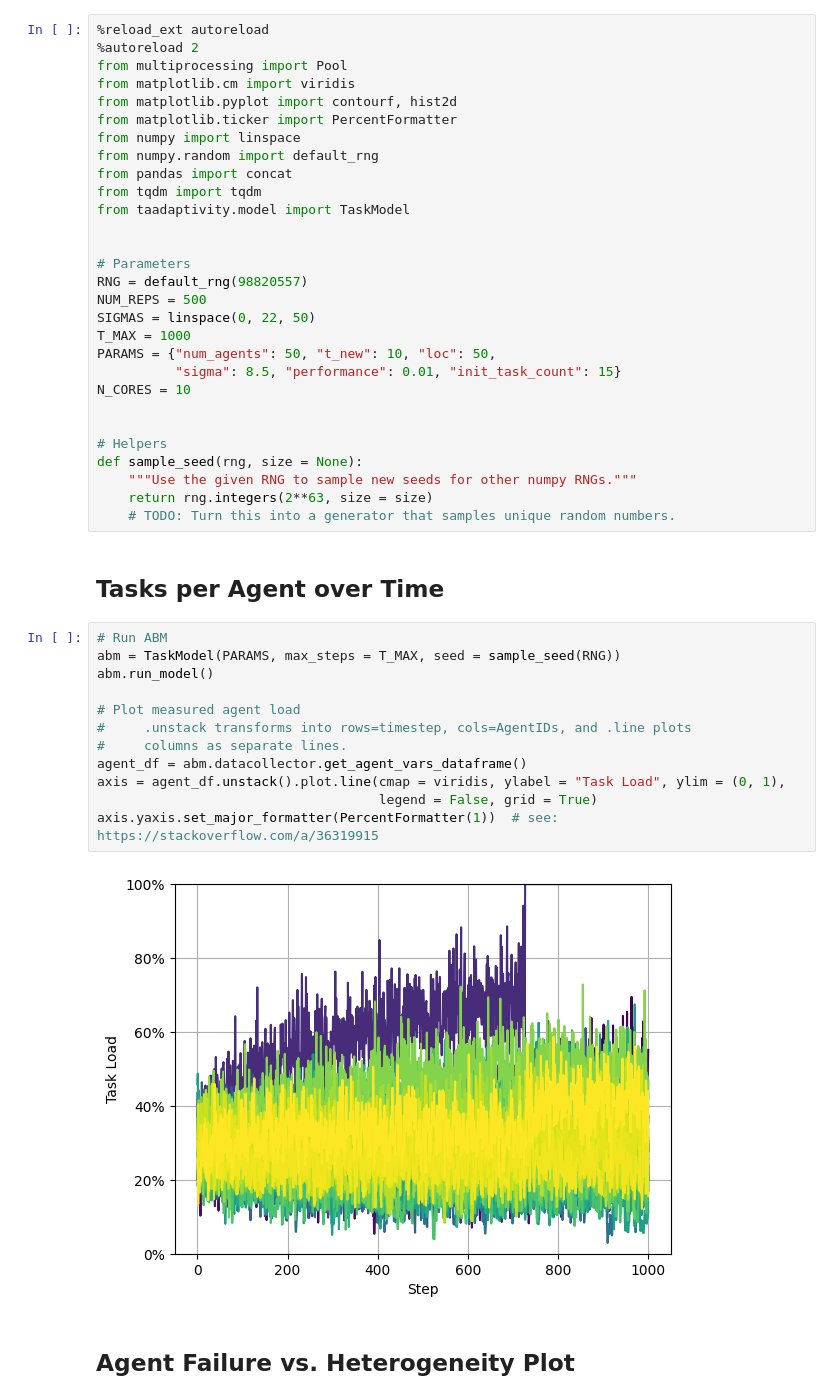
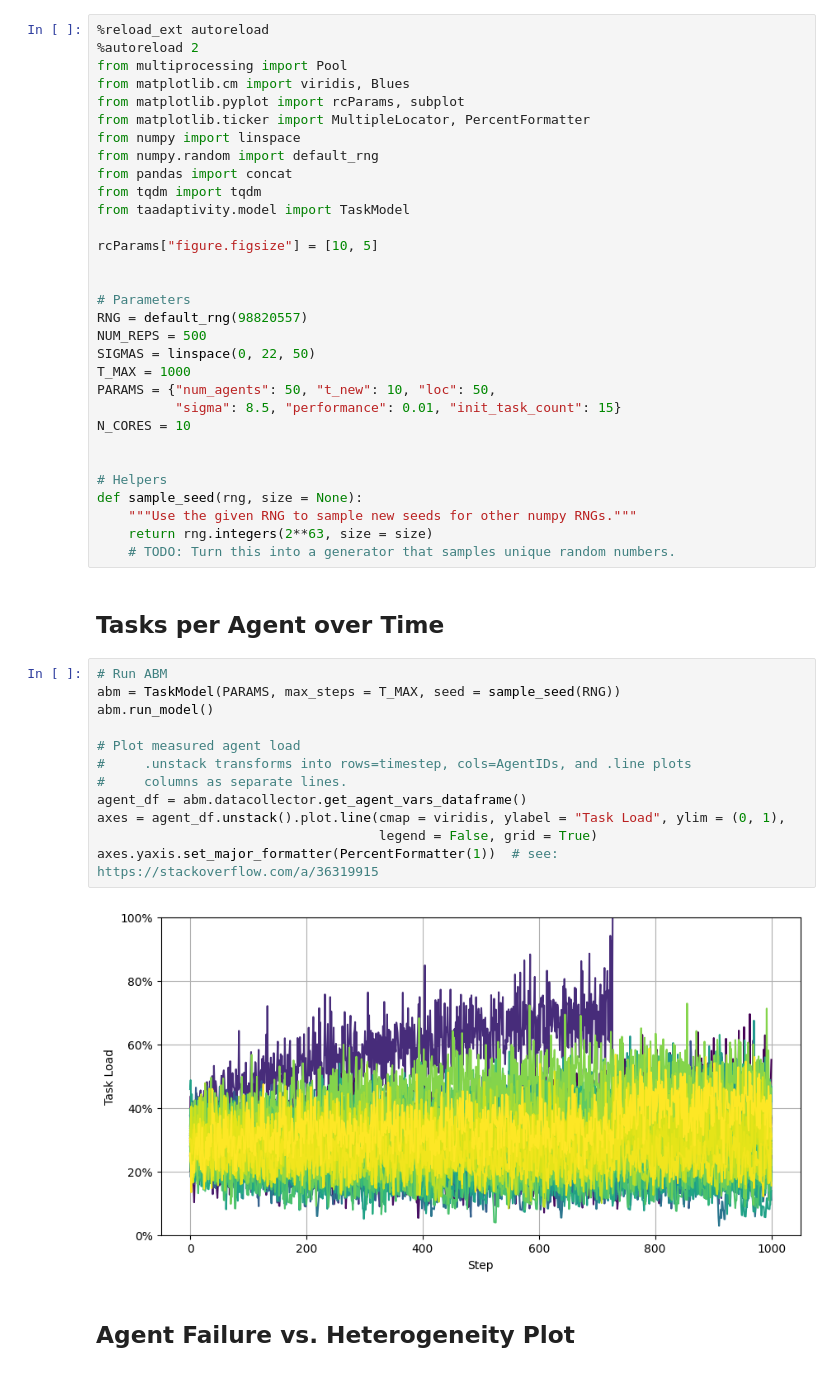
Before and after one commit to CodesByChris/task-assignment-adaptivity, a Jupyter notebook: 01_Resilience_Analysis.ipynb, the cells around one changed output. Saved outputs shown, nothing was run; the diff lists cells and outputs as text.

Commit message:
Debugging and plot visuals.

```diff
--- a/01_Resilience_Analysis.ipynb
+++ b/01_Resilience_Analysis.ipynb
@@ -4,14 +4,16 @@
 %reload_ext autoreload
 %autoreload 2
 from multiprocessing import Pool
-from matplotlib.cm import viridis
-from matplotlib.pyplot import contourf, hist2d
-from matplotlib.ticker import PercentFormatter
+from matplotlib.cm import viridis, Blues
+from matplotlib.pyplot import rcParams, subplot
+from matplotlib.ticker import MultipleLocator, PercentFormatter
 from numpy import linspace
 from numpy.random import default_rng
 from pandas import concat
 from tqdm import tqdm
 from taadaptivity.model import TaskModel
+
+rcParams["figure.figsize"] = [10, 5]
 
 
 # Parameters
@@ -34,17 +36,17 @@ def sample_seed(rng, size = None):
 # %%
 # Run ABM
 abm = TaskModel(PARAMS, max_steps = T_MAX, seed = sample_seed(RNG))
 abm.run_model()
 
 # Plot measured agent load
 #     .unstack transforms into rows=timestep, cols=AgentIDs, and .line plots
 #     columns as separate lines.
 agent_df = abm.datacollector.get_agent_vars_dataframe()
-axis = agent_df.unstack().plot.line(cmap = viridis, ylabel = "Task Load", ylim = (0, 1),
+axes = agent_df.unstack().plot.line(cmap = viridis, ylabel = "Task Load", ylim = (0, 1),
                                     legend = False, grid = True)
-axis.yaxis.set_major_formatter(PercentFormatter(1))  # see: https://stackoverflow.com/a/36319915
+axes.yaxis.set_major_formatter(PercentFormatter(1))  # see: https://stackoverflow.com/a/36319915
 # %% [output]
-[figure, old version]
+[figure, new version]
 # %% [markdown]
 ## Agent Failure vs. Heterogeneity Plot
 # %% [markdown]
```
Also changed, not shown: parts of 4 cells of this notebook.
